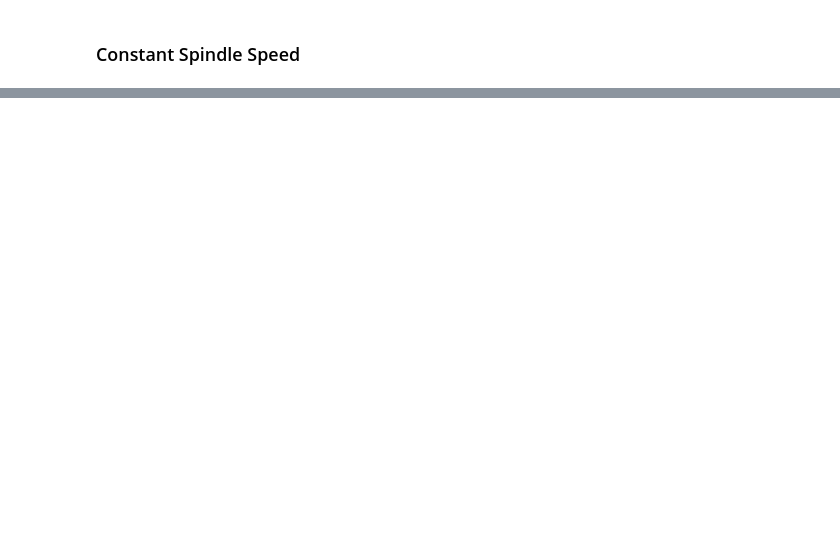
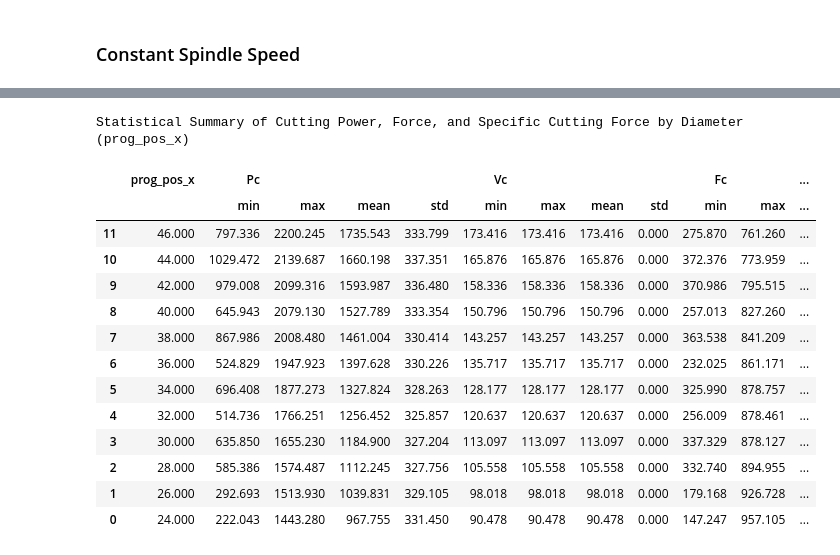
Before and after one commit to PaoloRos/MASSMa, a Jupyter notebook: turning_datas/chapter_2025-main/1st_assignment.ipynb, the cells around one changed output, grey strips where cells are left out. Saved outputs shown, nothing was run; the diff lists cells and outputs as text; code cells hidden in the pictures; blank space fills up the shorter version.

```diff
--- a/turning_datas/chapter_2025-main/1st_assignment.ipynb
+++ b/turning_datas/chapter_2025-main/1st_assignment.ipynb
@@ -366,0 +448,31 @@ Statistical Summary of Cutting Power, Force, and Specific Cutting Force by Diame
+# %%
+# Round to 3 decimals and add nice table formatting
+stats_1200_styled = (
+    stats_1200.style
+    .format(precision=3)
+    .set_caption("Statistical Summary of Cutting Power, Force, and Specific Cutting Force by Diameter (prog_pos_x)")
+    .set_table_styles([
+        {'selector': 'caption', 'props': [('font-size', '14px'), ('font-weight', 'bold'), ('text-align', 'center'), ('color', '#2F4F4F')]},
+        {'selector': 'th', 'props': [('background-color', '#E3E3E3'), ('color', '#000'), ('text-align', 'center')]},
+        {'selector': 'td', 'props': [('text-align', 'center')]}
+    ])
+    .background_gradient(subset=pd.IndexSlice[:, (slice(None), 'mean')], cmap='Blues') # highlight means
+)
+
+stats_1200_styled
+# %% [output]
+Statistical Summary of Cutting Power, Force, and Specific Cutting Force by Diameter (prog_pos_x)
+|  | prog_pos_x | Pc |  |  |  | Vc |  |  |  | Fc |  | ... |
+|  |  | min | max | mean | std | min | max | mean | std | min | max | ... |
+| 11 | 46.000 | 797.336 | 2200.245 | 1735.543 | 333.799 | 173.416 | 173.416 | 173.416 | 0.000 | 275.870 | 761.260 | ... |
+| 10 | 44.000 | 1029.472 | 2139.687 | 1660.198 | 337.351 | 165.876 | 165.876 | 165.876 | 0.000 | 372.376 | 773.959 | ... |
+| 9 | 42.000 | 979.008 | 2099.316 | 1593.987 | 336.480 | 158.336 | 158.336 | 158.336 | 0.000 | 370.986 | 795.515 | ... |
+| 8 | 40.000 | 645.943 | 2079.130 | 1527.789 | 333.354 | 150.796 | 150.796 | 150.796 | 0.000 | 257.013 | 827.260 | ... |
+| 7 | 38.000 | 867.986 | 2008.480 | 1461.004 | 330.414 | 143.257 | 143.257 | 143.257 | 0.000 | 363.538 | 841.209 | ... |
+| 6 | 36.000 | 524.829 | 1947.923 | 1397.628 | 330.226 | 135.717 | 135.717 | 135.717 | 0.000 | 232.025 | 861.171 | ... |
+| 5 | 34.000 | 696.408 | 1877.273 | 1327.824 | 328.263 | 128.177 | 128.177 | 128.177 | 0.000 | 325.990 | 878.757 | ... |
+| 4 | 32.000 | 514.736 | 1766.251 | 1256.452 | 325.857 | 120.637 | 120.637 | 120.637 | 0.000 | 256.009 | 878.461 | ... |
+| 3 | 30.000 | 635.850 | 1655.230 | 1184.900 | 327.204 | 113.097 | 113.097 | 113.097 | 0.000 | 337.329 | 878.127 | ... |
+| 2 | 28.000 | 585.386 | 1574.487 | 1112.245 | 327.756 | 105.558 | 105.558 | 105.558 | 0.000 | 332.740 | 894.955 | ... |
+| 1 | 26.000 | 292.693 | 1513.930 | 1039.831 | 329.105 | 98.018 | 98.018 | 98.018 | 0.000 | 179.168 | 926.728 | ... |
+| 0 | 24.000 | 222.043 | 1443.280 | 967.755 | 331.450 | 90.478 | 90.478 | 90.478 | 0.000 | 147.247 | 957.105 | ... |
```
Also changed, not shown: parts of 5 cells of this notebook.
